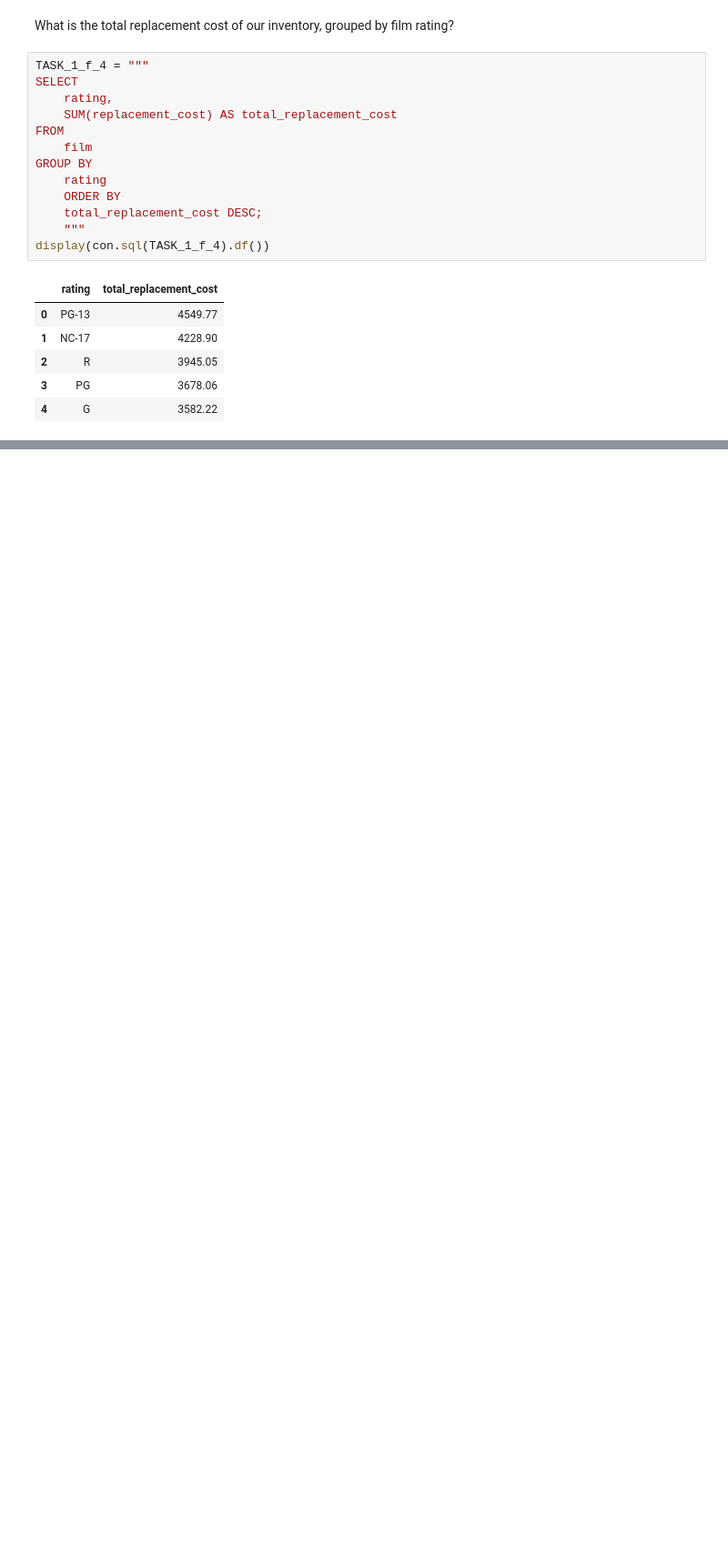
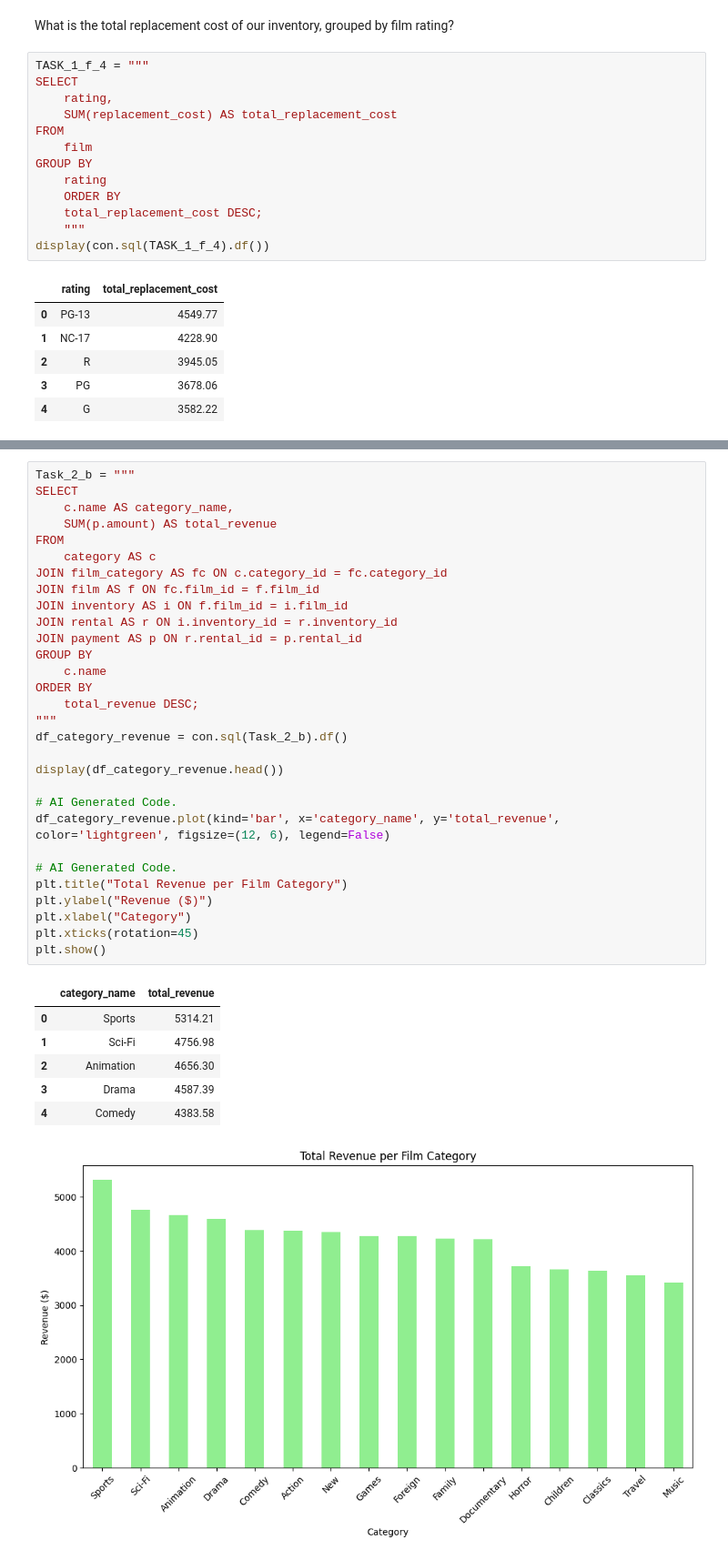
Before and after one commit to erfantk25-lab/lab1-sql, a Jupyter notebook: lab1.ipynb, the cells around one changed output, grey strips where cells are left out. Shown at 91% size. Drawn from its saved outputs; the diff is of its cells as text; blank space fills up the shorter version.

```diff
--- a/lab1.ipynb
+++ b/lab1.ipynb
@@ -228,0 +277,38 @@ display(con.sql(TASK_1_f_4).df())
+# %%
+Task_2_b = """
+SELECT
+    c.name AS category_name,
+    SUM(p.amount) AS total_revenue
+FROM
+    category AS c
+JOIN film_category AS fc ON c.category_id = fc.category_id
+JOIN film AS f ON fc.film_id = f.film_id
+JOIN inventory AS i ON f.film_id = i.film_id
+JOIN rental AS r ON i.inventory_id = r.inventory_id
+JOIN payment AS p ON r.rental_id = p.rental_id
+GROUP BY
+    c.name
+ORDER BY
+    total_revenue DESC;
+"""
+df_category_revenue = con.sql(Task_2_b).df()
+
+display(df_category_revenue.head())
+
+# AI Generated Code.
+df_category_revenue.plot(kind='bar', x='category_name', y='total_revenue', color='lightgreen', figsize=(12, 6), legend=False)
+
+# AI Generated Code.
+plt.title("Total Revenue per Film Category")
+plt.ylabel("Revenue ($)")
+plt.xlabel("Category")
+plt.xticks(rotation=45)
+plt.show()
+# %% [output]
+|  | category_name | total_revenue |
+| 0 | Sports | 5314.21 |
+| 1 | Sci-Fi | 4756.98 |
+| 2 | Animation | 4656.30 |
+| 3 | Drama | 4587.39 |
+| 4 | Comedy | 4383.58 |
+[figure, added]
```
Also changed, not shown: parts of 6 cells of this notebook.
